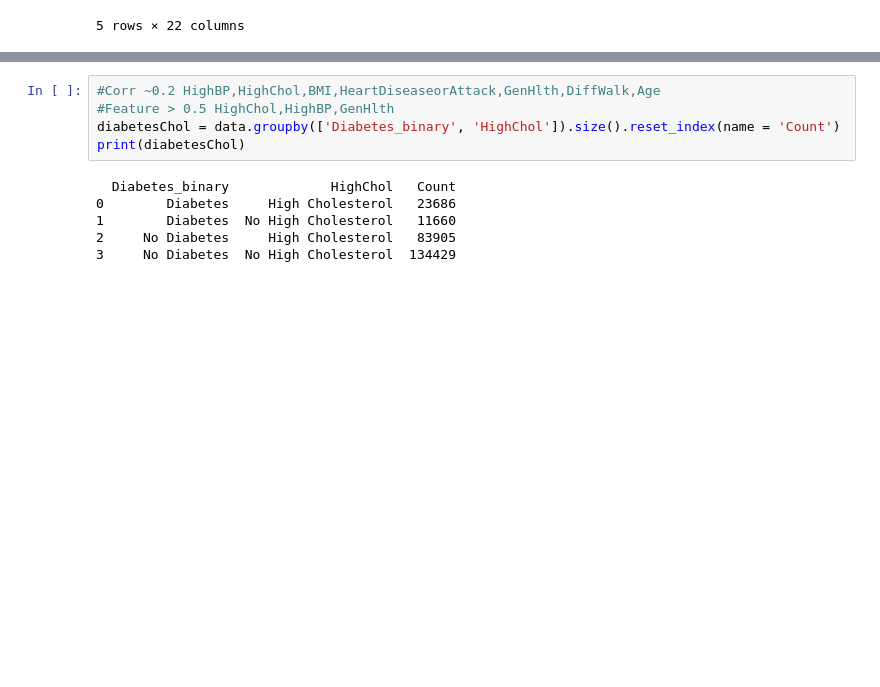
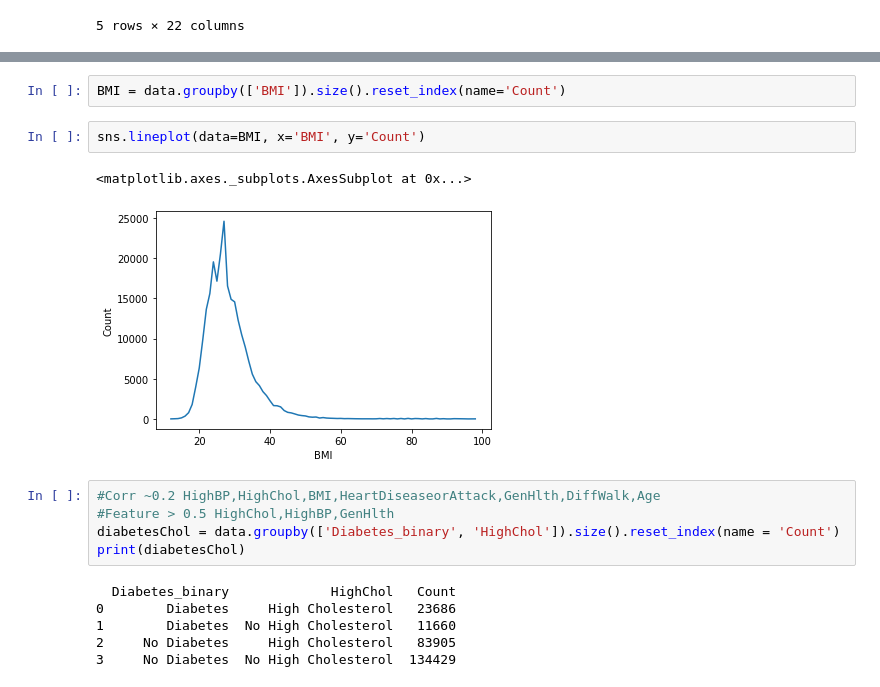
Before and after one commit to W5Wesley/Diabeter-Binary-Health-Indactor, a Jupyter notebook: Diabeter_Binary_health_Indicator.ipynb, the cells around one changed output, grey strips where cells are left out. Cells and saved outputs as stored; diff of their text form; blank space fills up the shorter version.

```diff
--- a/Diabeter_Binary_health_Indicator.ipynb
+++ b/Diabeter_Binary_health_Indicator.ipynb
@@ -340,3 +351,10 @@ data.head()
+# %%
+BMI = data.groupby(['BMI']).size().reset_index(name='Count')
+# %%
+sns.lineplot(data=BMI, x='BMI', y='Count')
+# %% [output]
+<matplotlib.axes._subplots.AxesSubplot at 0x...>
+[figure, added]
 # %%
 #Corr ~0.2 HighBP,HighChol,BMI,HeartDiseaseorAttack,GenHlth,DiffWalk,Age
 #Feature > 0.5 HighChol,HighBP,GenHlth
```
Also changed, not shown: parts of 9 cells of this notebook.
